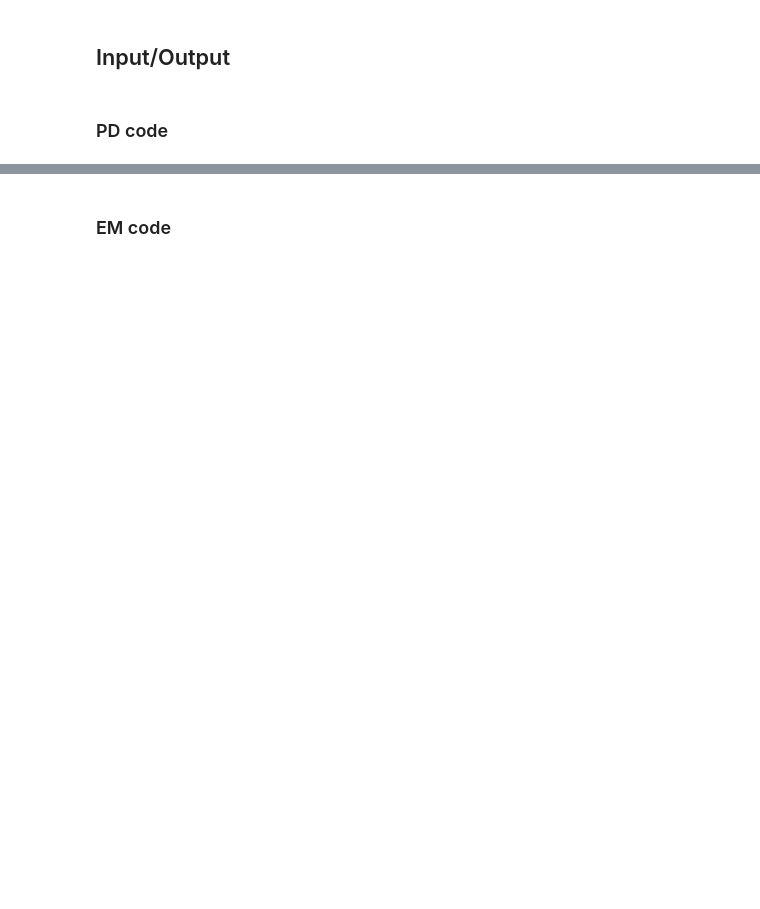
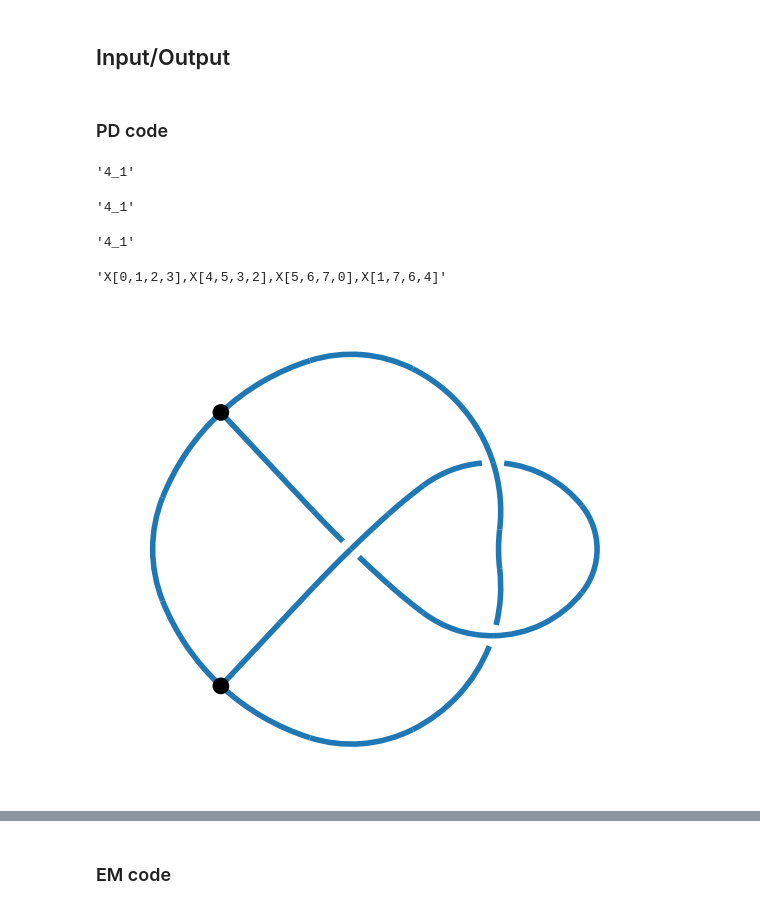
Before and after one commit to bgabrovsek/knotpy, a Jupyter notebook: docs/notebooks/tutorial.ipynb, the cells around one changed output, grey strips where cells are left out. Cells and saved outputs as stored; diff of their text form; code cells hidden in the pictures; blank space fills up the shorter version.

```diff
--- a/docs/notebooks/tutorial.ipynb
+++ b/docs/notebooks/tutorial.ipynb
@@ -27,3 +37,27 @@ $\displaystyle - t^{4} + t^{3} + t$
 ## Input/Output
 # %% [markdown]
 ### PD code
+# %%
+k = kp.from_pd_notation("X(4,2,5,1),X(8,6,1,5),X(6,3,7,4),X(2,7,3,8)")
+kp.identify(k)
+# %% [output]
+'4_1'
+# %%
+k = kp.from_pd_notation("PD[X[4, 2, 5, 1], X[8, 6, 1, 5], X[6, 3, 7, 4], X[2, 7, 3, 8]]")
+kp.identify(k)
+# %% [output]
+'4_1'
+# %%
+k = kp.from_pd_notation([[4,2,5,1],[8,6,1,5],[6,3,7,4],[2,7,3,8]])
+kp.identify(k)
+# %% [output]
+'4_1'
+# %%
+kp.to_pd_notation(k)
+# %% [output]
+'X[0,1,2,3],X[4,5,3,2],X[5,6,7,0],X[1,7,6,4]'
+# %%
+k = kp.from_pd_notation("V[1,2,3],V[1,4,5],X[2,6,7,8],X[8,9,4,3],X[9,7,6,5]")
+kp.draw(k)
+# %% [output]
+[figure, added]
```
Also changed, not shown: parts of 58 cells of this notebook, 20 other files.
